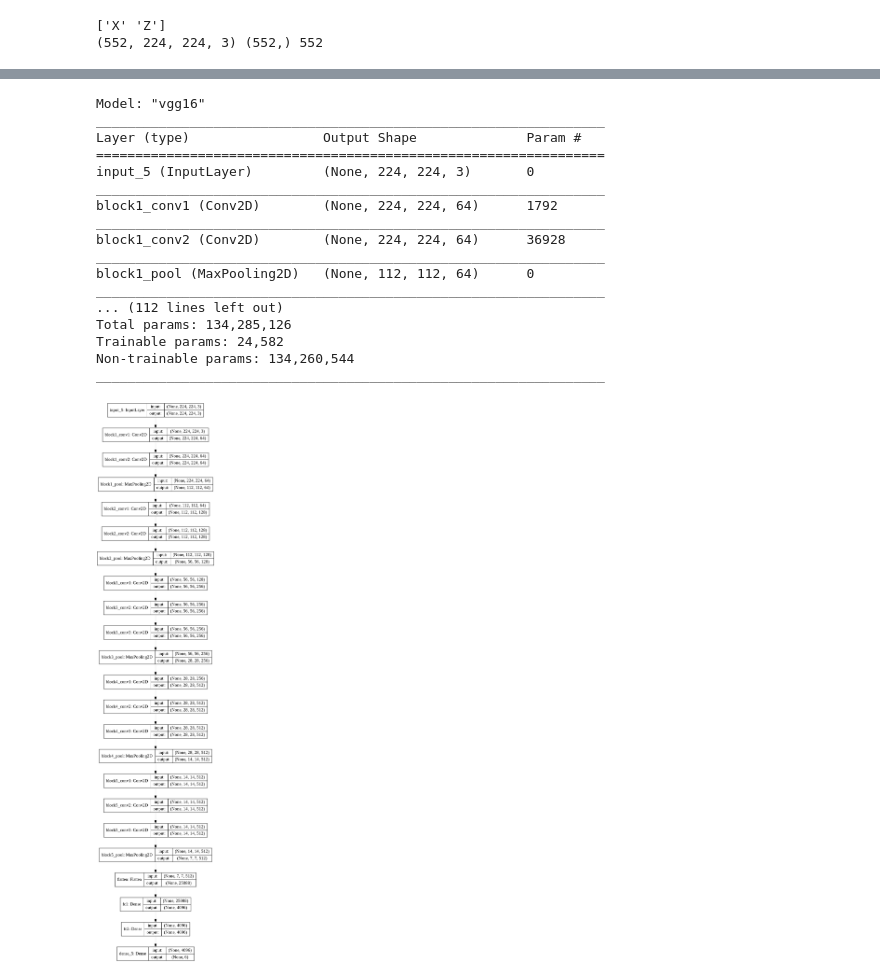
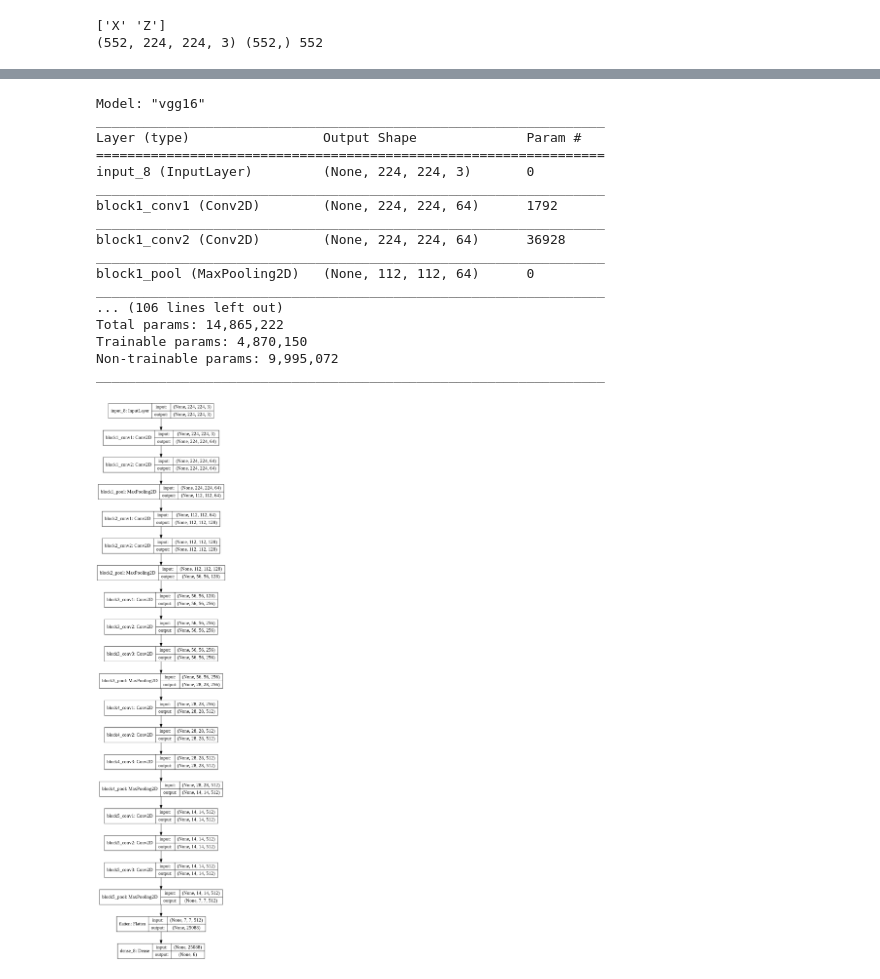
Before and after one commit to AshishGusain17/via_google_colab, a Jupyter notebook: chess_players.ipynb, the cells around one changed output, grey strips where cells are left out. Drawn from its saved outputs; the diff is of its cells as text; code cells hidden in the pictures.

```diff
--- a/chess_players.ipynb
+++ b/chess_players.ipynb
@@ -131,6 +131,10 @@ base_model = VGG16(include_top=True,
                   weights = 'imagenet')
 base_model.summary()
 base_model.layers.pop()
+base_model.layers.pop()
+base_model.layers.pop()
+
+
 model = Sequential()
 for layer in base_model.layers:
   model.add(layer)
@@ -139,45 +143,45 @@ for layer in base_model.layers:
   ct=ct+1
 
 for layer in base_model.layers:
-  if ct>0:
+  if ct>4:
     layer.trainable = False
   else:
     layer.trainable = True
   ct=ct-1
   print(layer,layer.trainable)
 
 
 
 # model.add(GlobalAveragePooling2D())
 # model.add(Dropout(0.3))
 # model.add(Flatten())
 
 # model.add(regularizers.l2(0.01))
 
 model.add(Dense(6,activation='softmax'))
 model.summary()
 
 SVG(model_to_dot(model).create(prog='dot', format='svg'))
 plot_model(model, to_file='model_plot.png', show_shapes=True, show_layer_names=True)
 # %% [output]
 Model: "vgg16"
 _________________________________________________________________
 Layer (type)                 Output Shape              Param #
 =================================================================
-input_5 (InputLayer)         (None, 224, 224, 3)       0
+input_8 (InputLayer)         (None, 224, 224, 3)       0
 _________________________________________________________________
 block1_conv1 (Conv2D)        (None, 224, 224, 64)      1792
 _________________________________________________________________
 block1_conv2 (Conv2D)        (None, 224, 224, 64)      36928
 _________________________________________________________________
 block1_pool (MaxPooling2D)   (None, 112, 112, 64)      0
 _________________________________________________________________
-... (112 lines left out)
-Total params: 134,285,126
-Trainable params: 24,582
-Non-trainable params: 134,260,544
+... (106 lines left out)
+Total params: 14,865,222
+Trainable params: 4,870,150
+Non-trainable params: 9,995,072
 _________________________________________________________________
-[figure, old version]
+[figure, new version]
 # %%
 checkpoint = ModelCheckpoint(
     './base.model',
```
Also changed, not shown: parts of 7 cells of this notebook.
